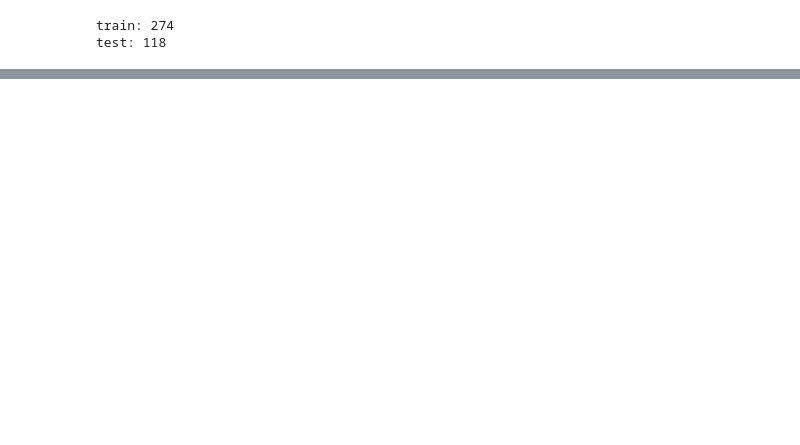
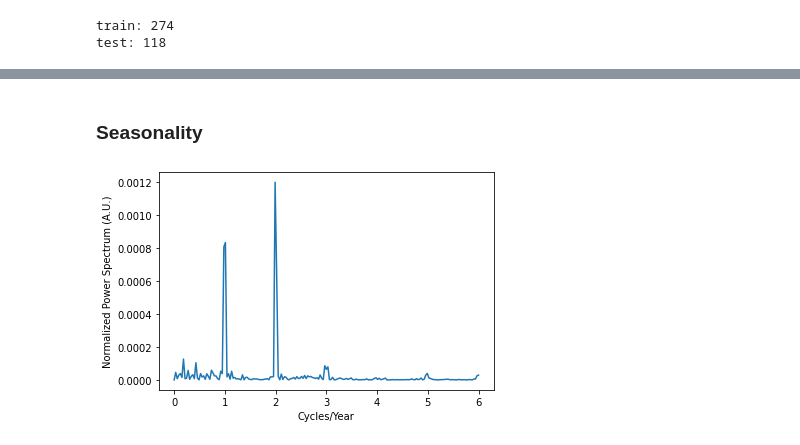
Before and after one commit to Migalvao/TimeSeriesAnalysis, a Jupyter notebook: main.ipynb, the cells around one changed output, grey strips where cells are left out. Cells and saved outputs as stored; diff of their text form; code cells hidden in the pictures; blank space fills up the shorter version.

```diff
--- a/main.ipynb
+++ b/main.ipynb
@@ -155,0 +352,17 @@ test: 118
+# %% [markdown]
+### Seasonality
+# %%
+fTS=(np.abs(np.fft.rfft(psNoTrend-psNoTrend.mean()))**2/psNoTrend.size)# Mean was subtracted because
+#we want the evaluate the importance of the non-null frequency components
+
+# psNoTrend = psNoTrendMA
+
+samp_freq=12 #12 samples/year
+f=np.fft.rfftfreq(psNoTrend.size, d=1/samp_freq)
+plt.figure()
+plt.plot(f,fTS)
+plt.xlabel("Cycles/Year")
+plt.ylabel("Normalized Power Spectrum (A.U.)")
+None
+# %% [output]
+[figure, added]
```
Also changed, not shown: parts of 28 cells of this notebook, 2 other files.
